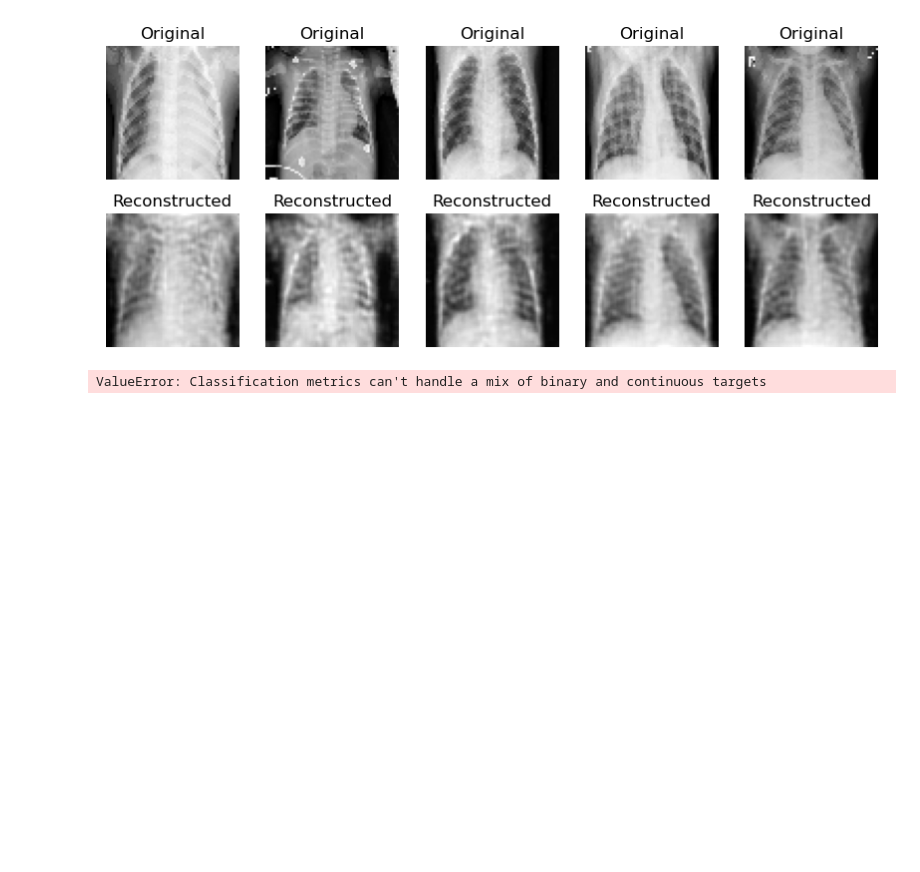
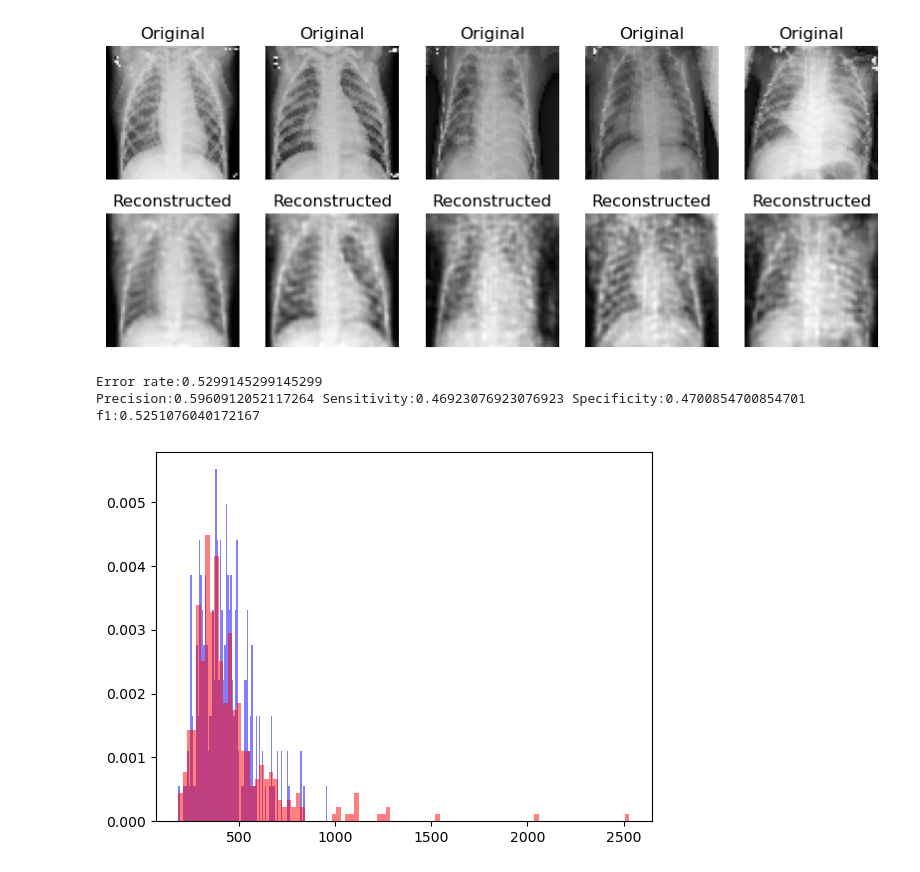
Before and after one commit to yuvalSaadati/DL-finalProject, a Jupyter notebook: autoencoder.ipynb, the cells around one changed output. Cells and saved outputs as stored; diff of their text form; code cells hidden in the pictures; blank space fills up the shorter version.

```diff
--- a/autoencoder.ipynb
+++ b/autoencoder.ipynb
@@ -115,18 +115,21 @@ test_loader = DataLoader(test_dataset, batch_size=64, shuffle=True)
 
 def train_loop(model, loader, test_loader):
     optim = torch.optim.Adam(model.parameters(), 5e-4, betas=(0.5, 0.999))
-    EPOCHS = 250
     for e in tqdm(range(EPOCHS)):
         model.train()
+        loass_array = []
         for (x, _) in loader:
             x.requires_grad = False
             x.permute(0, 3, 1, 2)
             out = model(x)
             rec_err = (out - x) ** 2
             loss = rec_err.mean()
+            loass_array.append(loss.item())
             optim.zero_grad()
             loss.backward()
             optim.step()
+        loass_array = np.mean(loass_array)
+        print('epochs:{}, loss:{}'.format(e, loass_array))
     torch.save(model.state_dict(), './models/AE_gray.pth')
     test_for_xray( model, test_loader)
 
@@ -151,42 +154,70 @@ def plotImages(out, x):
 
     plt.show()
 
-def test_for_xray(model=None, loader=None, vae=False):
+def metrics_at_eer(y_score, y_true):
+    fpr, tpr, thresholds = metrics.roc_curve(y_true, y_score)
+    idx = None
+    for i in range(len(fpr)):
+        fnr = 1 - tpr[i]
+        if abs(fpr[i] - fnr) <= 5e-3:
+            idx = i
+            break
+    assert idx is not None
+
+    t = thresholds[idx]
+    y_pred = np.zeros_like(y_true)
+    y_pred[y_score < t] = 0
+    y_pred[y_score >= t] = 1
+    pres = metrics.precision_score(y_true, y_pred)
+    sens = metrics.recall_score(y_true, y_pred, pos_label=1)
+    spec = metrics.recall_score(y_true, y_pred, pos_label=0)
+    f1 = metrics.f1_score(y_true, y_pred)
+    print('Error rate:{}'.format(fpr[idx]))
+    print('Precision:{} Sensitivity:{} Specificity:{} f1:{}\n'.format(
+        pres, sens, spec, f1))
+
+def test_for_xray(model=None, loader=None):
     model.eval()
     flag = True
     with torch.no_grad():
         y_score, y_true = [], []
         for (x, label) in loader:
             x.permute(0, 3, 1, 2)
             out = model(x)
             if flag:
                 flag = False
                 plotImages(out, x)
             rec_err = (out - x) ** 2
             res = rec_err
             res = res.mean(dim=(1,2,3))
             y_true.append(label)
             y_score.append(res.view(-1))
 
         y_true = np.concatenate(y_true)
         y_score = np.concatenate(y_score)
-        auc = metrics.roc_auc_score(y_true, y_score)
-        print('AUC', auc)
+        metrics_at_eer(y_score, y_true)
+        plt.figure()
+        plt.hist(y_score[y_true == 0], bins=100,
+                    density=True, color='blue', alpha=0.5)
+        plt.hist(y_score[y_true == 1], bins=100,
+                    density=True, color='red', alpha=0.5)
         plt.figure()
         fpr, tpr, thresholds = metrics.roc_curve(y_true, y_score)
         plt.plot(fpr, tpr)
         plt.plot([0, 1], [0, 1], 'k--')
         plt.xlabel('False Positive Rate')
         plt.ylabel('True Positive Rate')
         plt.show()
-        return auc
 
 if __name__ == '__main__':
-    model = AE( latent_size=IMG_SIZE)
+    EPOCHS = 10
+    model = AE(latent_size=64)
     # train_loop(model, train_loader, test_loader)
     model_path = "./models/AE_gray.pth"
     model.load_state_dict(torch.load(model_path))
     test_for_xray(model, test_loader)
 # %% [output]
-[figure, old version]
+[figure, new version]
-ValueError: Classification metrics can't handle a mix of binary and continuous targets
+Error rate:0.5299145299145299
+Precision:0.5960912052117264 Sensitivity:0.46923076923076923 Specificity:0.4700854700854701 f1:0.5251076040172167
+[figure, added]
```
Also changed, not shown: parts of 1 cell of this notebook, 1 other file.
